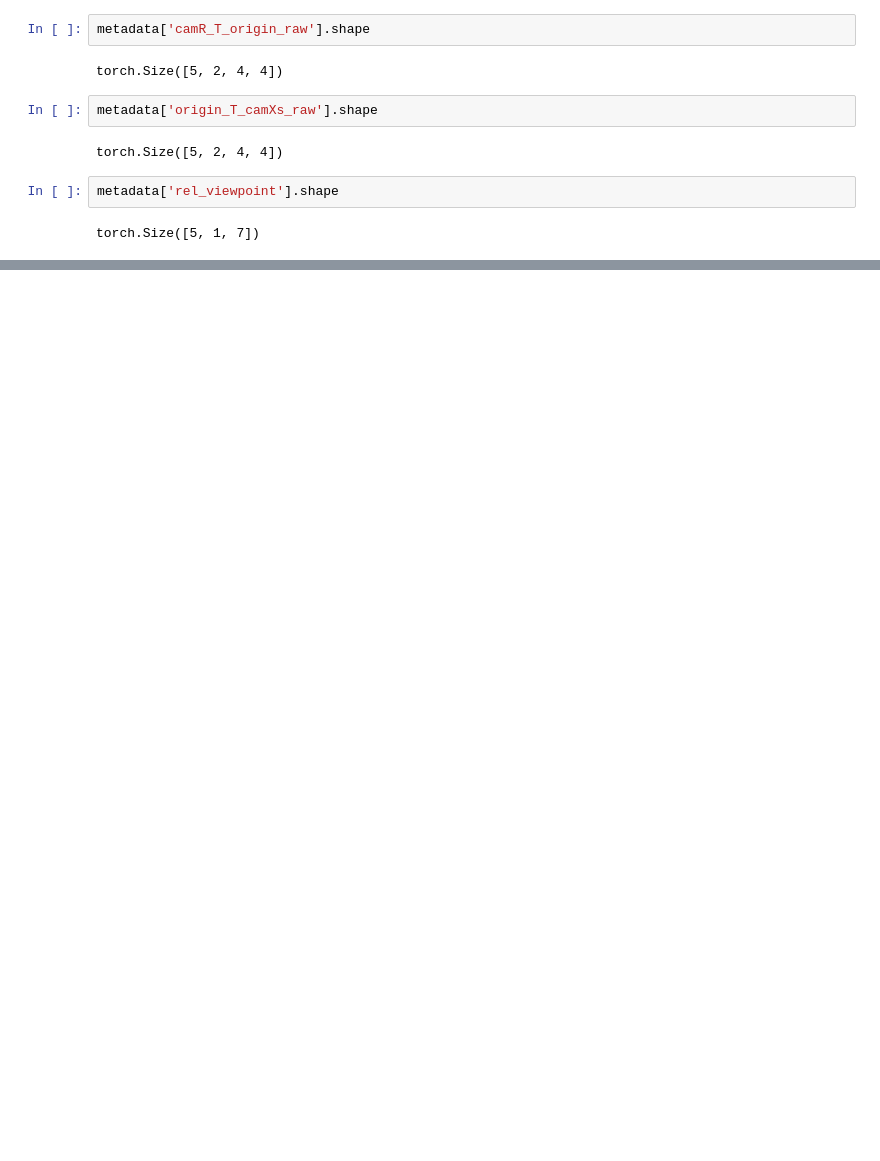
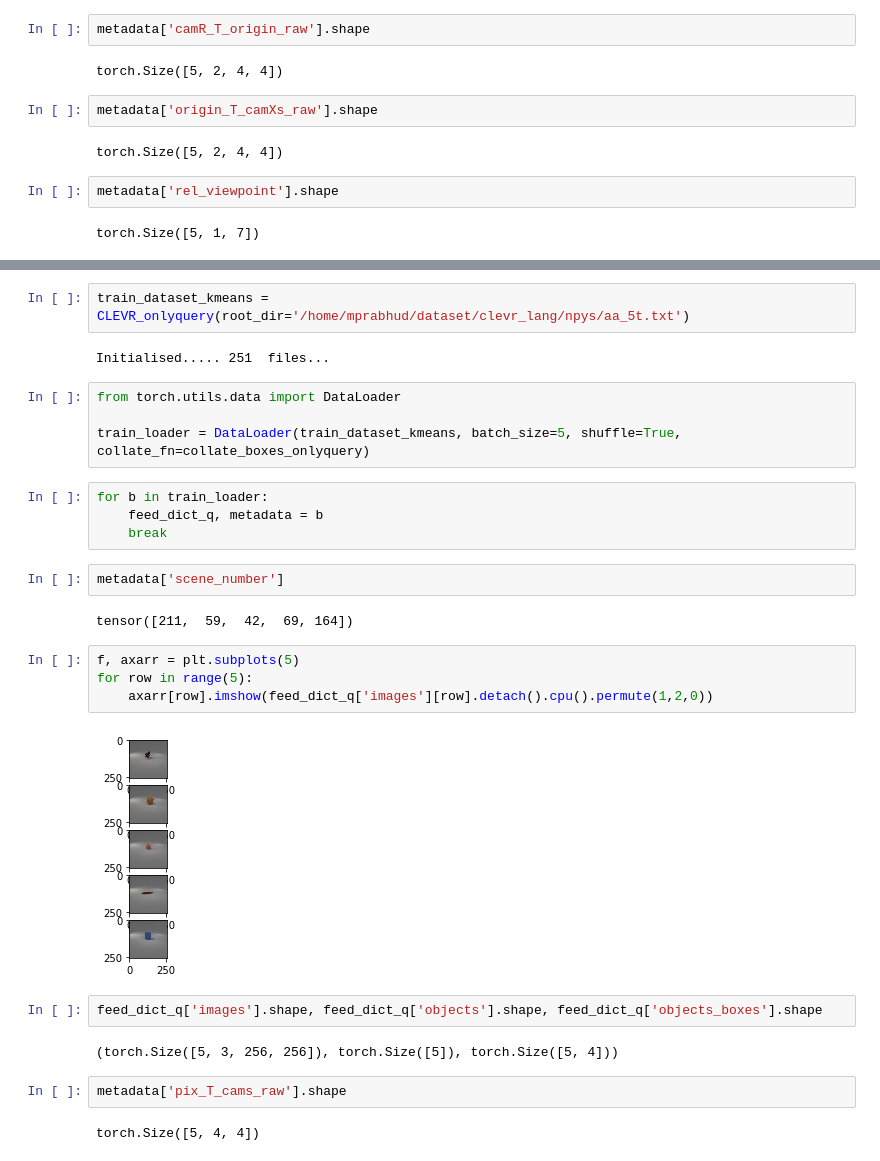
Before and after one commit to sakshamjindal/Non-Metric-3d-Representation, a Jupyter notebook: nbs/multiview-clevr.ipynb, the cells around one changed output, grey strips where cells are left out. Cells and saved outputs as stored; diff of their text form; blank space fills up the shorter version.

Commit message:
added kmeans loader

```diff
--- a/nbs/multiview-clevr.ipynb
+++ b/nbs/multiview-clevr.ipynb
@@ -275,0 +395,30 @@ torch.Size([5, 1, 7])
+# %%
+train_dataset_kmeans = CLEVR_onlyquery(root_dir='/home/mprabhud/dataset/clevr_lang/npys/aa_5t.txt')
+# %% [output]
+Initialised..... 251  files...
+# %%
+from torch.utils.data import DataLoader
+
+train_loader = DataLoader(train_dataset_kmeans, batch_size=5, shuffle=True, collate_fn=collate_boxes_onlyquery)
+# %%
+for b in train_loader:
+    feed_dict_q, metadata = b
+    break
+# %%
+metadata['scene_number']
+# %% [output]
+tensor([211,  59,  42,  69, 164])
+# %%
+f, axarr = plt.subplots(5)
+for row in range(5):
+    axarr[row].imshow(feed_dict_q['images'][row].detach().cpu().permute(1,2,0))
+# %% [output]
+[figure, added]
+# %%
+feed_dict_q['images'].shape, feed_dict_q['objects'].shape, feed_dict_q['objects_boxes'].shape
+# %% [output]
+(torch.Size([5, 3, 256, 256]), torch.Size([5]), torch.Size([5, 4]))
+# %%
+metadata['pix_T_cams_raw'].shape
+# %% [output]
+torch.Size([5, 4, 4])
```
Also changed, not shown: parts of 9 cells of this notebook, 5 other files.
